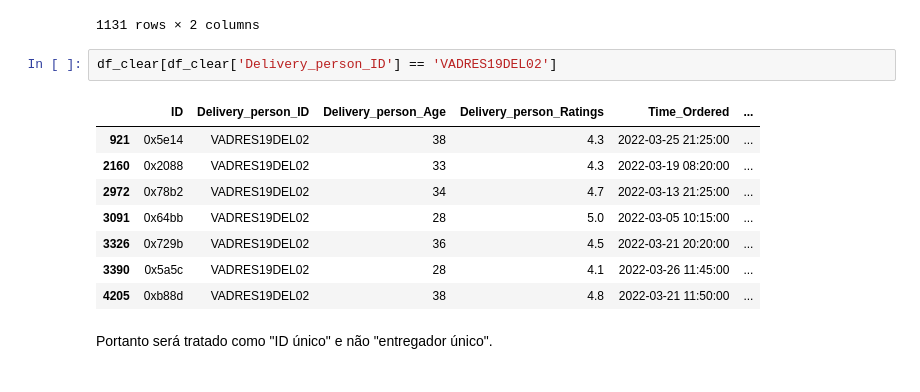
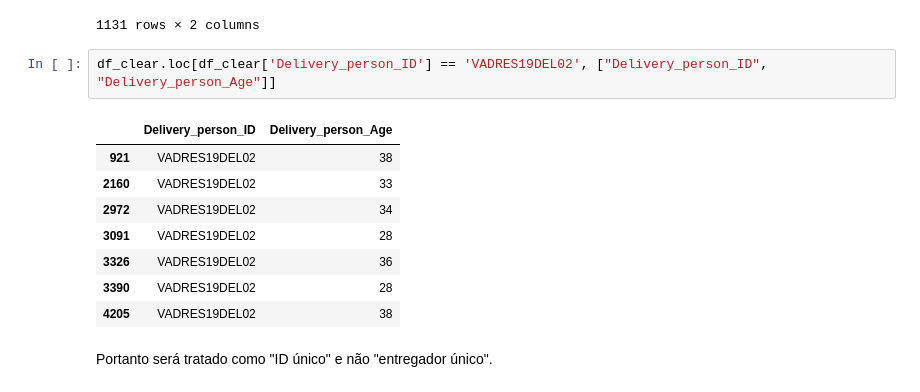
Before and after one commit to luc457x/CDS-PA, a Jupyter notebook: notebook.ipynb, the cells around one changed output. Cells and saved outputs as stored; diff of their text form.

```diff
--- a/notebook.ipynb
+++ b/notebook.ipynb
@@ -273,17 +290,17 @@ df_age_grouped
 | 1129 | VADRES20DEL02 | 7 |
 | 1130 | VADRES20DEL03 | 1 |
 1131 rows × 2 columns
-# %%
-df_clear[df_clear['Delivery_person_ID'] == 'VADRES19DEL02']
-# %% [output]
-|  | ID | Delivery_person_ID | Delivery_person_Age | Delivery_person_Ratings | Time_Ordered | ... |
-| 921 | 0x5e14 | VADRES19DEL02 | 38 | 4.3 | 2022-03-25 21:25:00 | ... |
-| 2160 | 0x2088 | VADRES19DEL02 | 33 | 4.3 | 2022-03-19 08:20:00 | ... |
-| 2972 | 0x78b2 | VADRES19DEL02 | 34 | 4.7 | 2022-03-13 21:25:00 | ... |
-| 3091 | 0x64bb | VADRES19DEL02 | 28 | 5.0 | 2022-03-05 10:15:00 | ... |
-| 3326 | 0x729b | VADRES19DEL02 | 36 | 4.5 | 2022-03-21 20:20:00 | ... |
-| 3390 | 0x5a5c | VADRES19DEL02 | 28 | 4.1 | 2022-03-26 11:45:00 | ... |
-| 4205 | 0xb88d | VADRES19DEL02 | 38 | 4.8 | 2022-03-21 11:50:00 | ... |
+# %%
+df_clear.loc[df_clear['Delivery_person_ID'] == 'VADRES19DEL02', ["Delivery_person_ID", "Delivery_person_Age"]]
+# %% [output]
+|  | Delivery_person_ID | Delivery_person_Age |
+| 921 | VADRES19DEL02 | 38 |
+| 2160 | VADRES19DEL02 | 33 |
+| 2972 | VADRES19DEL02 | 34 |
+| 3091 | VADRES19DEL02 | 28 |
+| 3326 | VADRES19DEL02 | 36 |
+| 3390 | VADRES19DEL02 | 28 |
+| 4205 | VADRES19DEL02 | 38 |
 # %% [markdown]
 Portanto será tratado como "ID único" e não "entregador único".
 # %%
```
Also changed, not shown: parts of 30 cells of this notebook.
